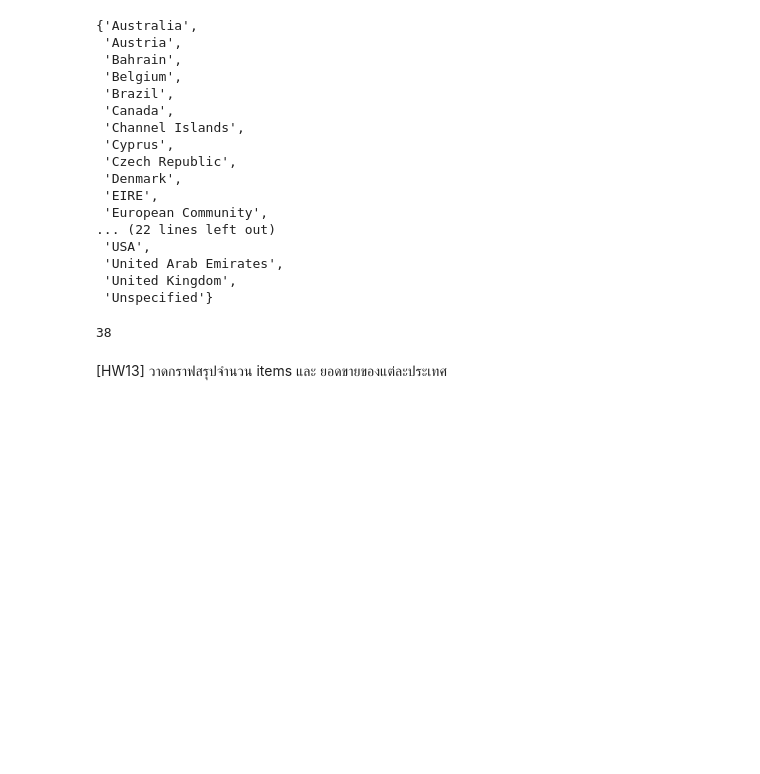
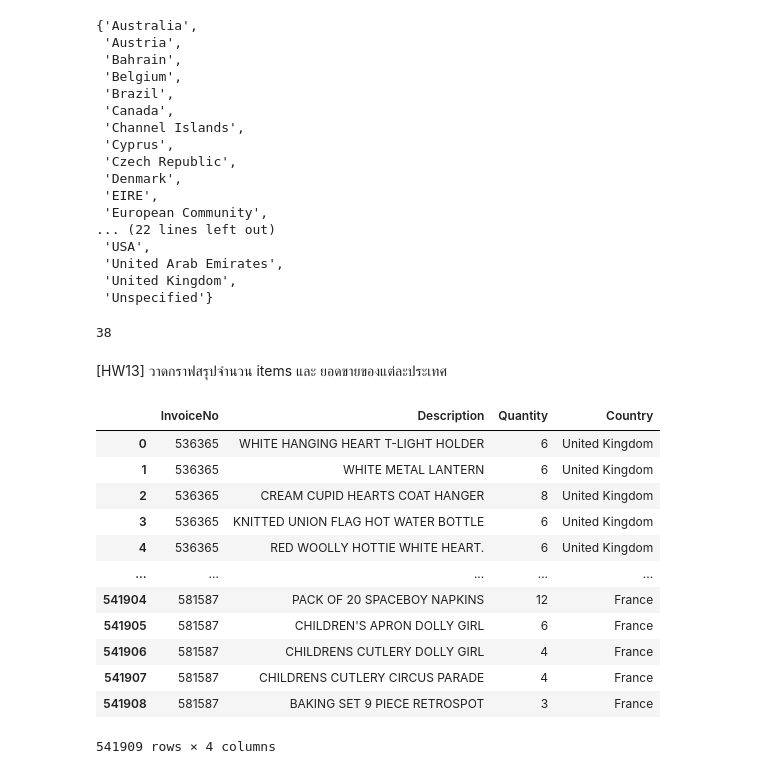
Before and after one commit to Octa-p/DWDM21, a Jupyter notebook: Chapter6_Association_Rules.ipynb, the cells around one changed output. Cells and saved outputs as stored; diff of their text form; code cells hidden in the pictures; blank space fills up the shorter version.

```diff
--- a/Chapter6_Association_Rules.ipynb
+++ b/Chapter6_Association_Rules.ipynb
@@ -57,0 +62,17 @@ len(set(data['Country']))
+# %%
+data_item = data.iloc[:,[0,2,3,7]]
+data_item
+# %% [output]
+|  | InvoiceNo | Description | Quantity | Country |
+| 0 | 536365 | WHITE HANGING HEART T-LIGHT HOLDER | 6 | United Kingdom |
+| 1 | 536365 | WHITE METAL LANTERN | 6 | United Kingdom |
+| 2 | 536365 | CREAM CUPID HEARTS COAT HANGER | 8 | United Kingdom |
+| 3 | 536365 | KNITTED UNION FLAG HOT WATER BOTTLE | 6 | United Kingdom |
+| 4 | 536365 | RED WOOLLY HOTTIE WHITE HEART. | 6 | United Kingdom |
+| ... | ... | ... | ... | ... |
+| 541904 | 581587 | PACK OF 20 SPACEBOY NAPKINS | 12 | France |
+| 541905 | 581587 | CHILDREN'S APRON DOLLY GIRL | 6 | France |
+| 541906 | 581587 | CHILDRENS CUTLERY DOLLY GIRL | 4 | France |
+| 541907 | 581587 | CHILDRENS CUTLERY CIRCUS PARADE | 4 | France |
+| 541908 | 581587 | BAKING SET 9 PIECE RETROSPOT | 3 | France |
+541909 rows × 4 columns
```
Also changed, not shown: parts of 4 cells of this notebook.
